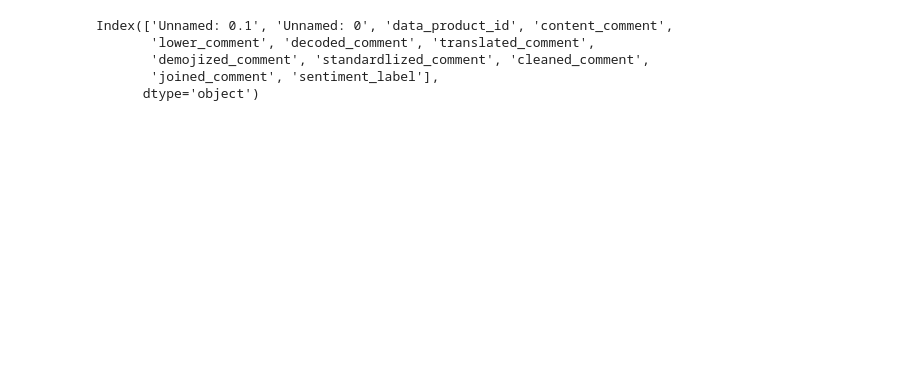
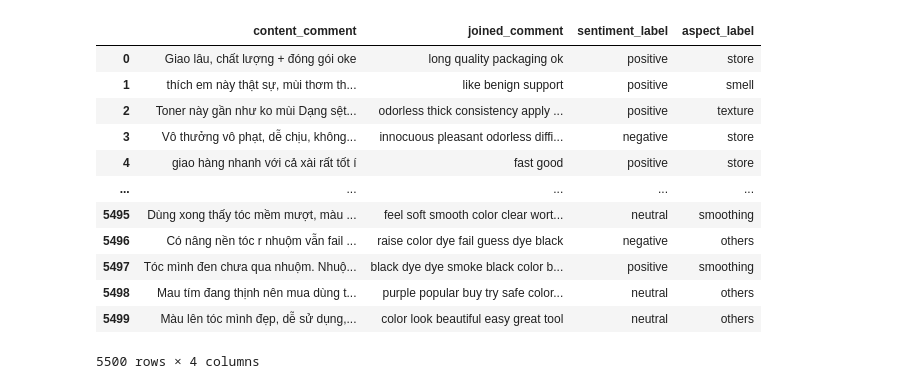
Before and after one commit to dinhtai507/Hasaki_SentimentAnalysis, a Jupyter notebook: notebooks/model.ipynb, the cells around one changed output. Cells and saved outputs as stored; diff of their text form; code cells hidden in the pictures; blank space fills up the shorter version.

```diff
--- a/notebooks/model.ipynb
+++ b/notebooks/model.ipynb
@@ -24,12 +26,20 @@ from sklearn.metrics import accuracy_score
 
 # Read file
 cleaned_comment = pd.read_csv(os.path.join(os.path.dirname(os.getcwd()), "data", "preprocessed", "preprocessed_comment" ,"cleaned_comment_20240408_2129.csv"))
-# %%
-cleaned_comment.columns
-# %% [output]
-Index(['Unnamed: 0.1', 'Unnamed: 0', 'data_product_id', 'content_comment',
-       'lower_comment', 'decoded_comment', 'translated_comment',
-       'demojized_comment', 'standardlized_comment', 'cleaned_comment',
-       'joined_comment', 'sentiment_label'],
-      dtype='object')
+# %%
+cleaned_comment[["content_comment", "joined_comment", "sentiment_label", "aspect_label"]]
+# %% [output]
+|  | content_comment | joined_comment | sentiment_label | aspect_label |
+| 0 | Giao lâu, chất lượng + đóng gói oke | long quality packaging ok | positive | store |
+| 1 | thích em này thật sự, mùi thơm th... | like benign support | positive | smell |
+| 2 | Toner này gần như ko mùi Dạng sệt... | odorless thick consistency apply ... | positive | texture |
+| 3 | Vô thưởng vô phạt, dễ chịu, không... | innocuous pleasant odorless diffi... | negative | store |
+| 4 | giao hàng nhanh với cả xài rất tốt í | fast good | positive | store |
+| ... | ... | ... | ... | ... |
+| 5495 | Dùng xong thấy tóc mềm mượt, màu ... | feel soft smooth color clear wort... | neutral | smoothing |
+| 5496 | Có nâng nền tóc r nhuộm vẫn fail ... | raise color dye fail guess dye black | negative | others |
+| 5497 | Tóc mình đen chưa qua nhuộm. Nhuộ... | black dye dye smoke black color b... | positive | smoothing |
+| 5498 | Mau tím đang thịnh nên mua dùng t... | purple popular buy try safe color... | neutral | others |
+| 5499 | Màu lên tóc mình đẹp, dễ sử dụng,... | color look beautiful easy great tool | neutral | others |
+5500 rows × 4 columns
 # %%
```
Also changed, not shown: parts of 15 cells of this notebook, 3 other files.
